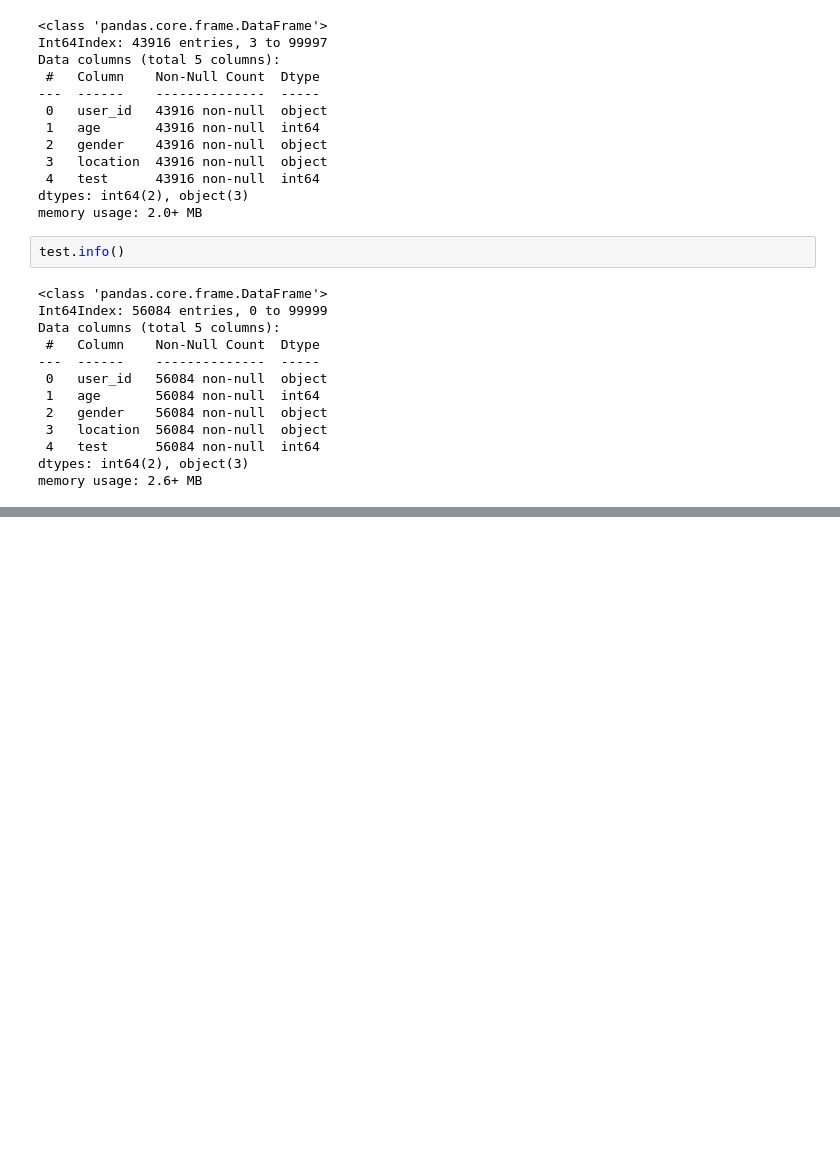
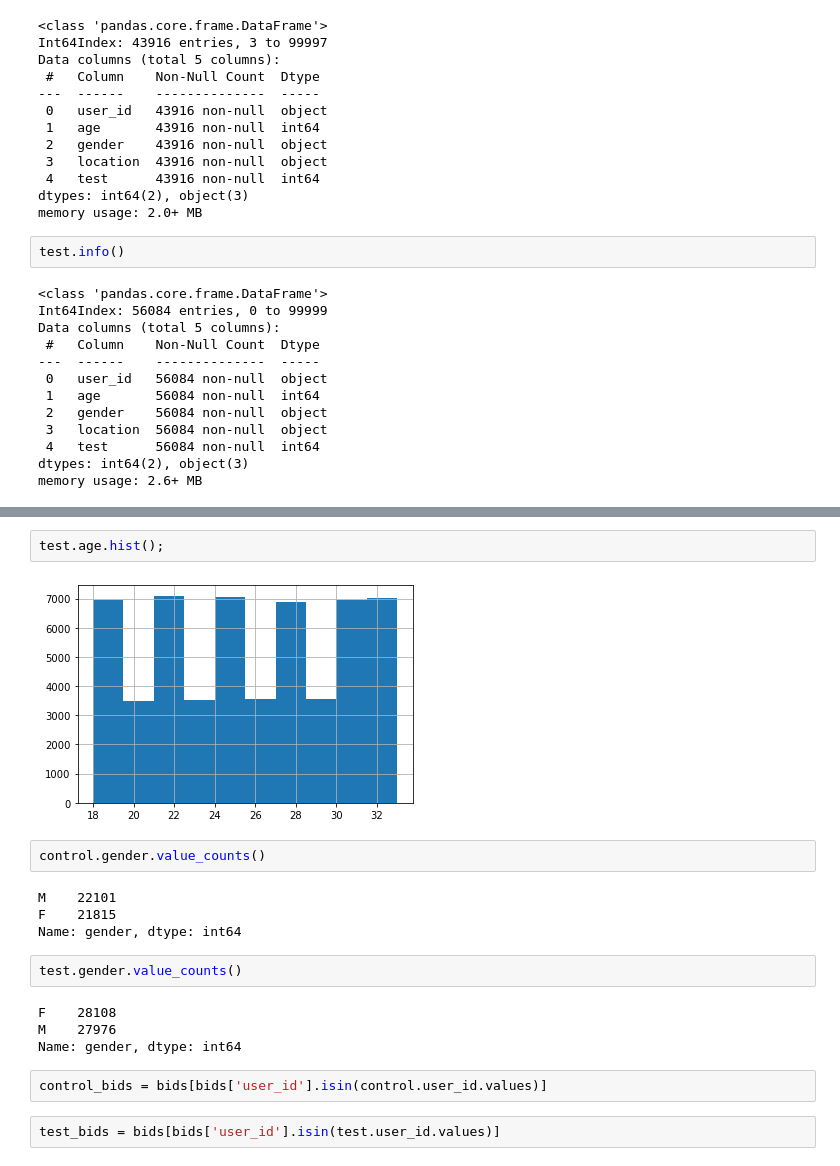
Before and after one commit to jkurdys/Vericast, a Jupyter notebook: notebooks/EDA.ipynb, the cells around one changed output, grey strips where cells are left out. Drawn from its saved outputs; the diff is of its cells as text; blank space fills up the shorter version.

```diff
--- a/notebooks/EDA.ipynb
+++ b/notebooks/EDA.ipynb
@@ -146,0 +174,20 @@ memory usage: 2.6+ MB
+# %%
+test.age.hist();
+# %% [output]
+[figure, added]
+# %%
+control.gender.value_counts()
+# %% [output]
+M    22101
+F    21815
+Name: gender, dtype: int64
+# %%
+test.gender.value_counts()
+# %% [output]
+F    28108
+M    27976
+Name: gender, dtype: int64
+# %%
+control_bids = bids[bids['user_id'].isin(control.user_id.values)]
+# %%
+test_bids = bids[bids['user_id'].isin(test.user_id.values)]
```
Also changed, not shown: parts of 6 cells of this notebook.
